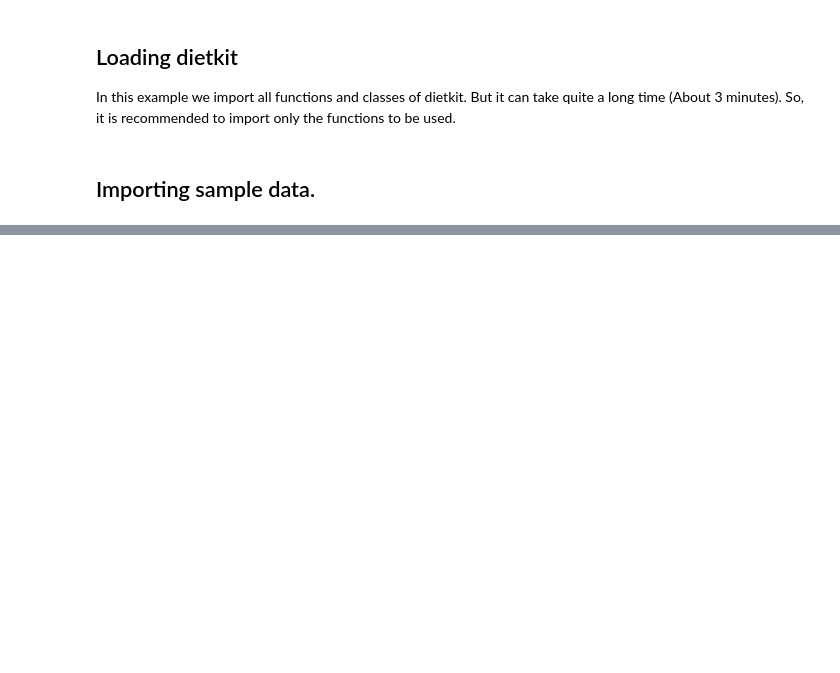
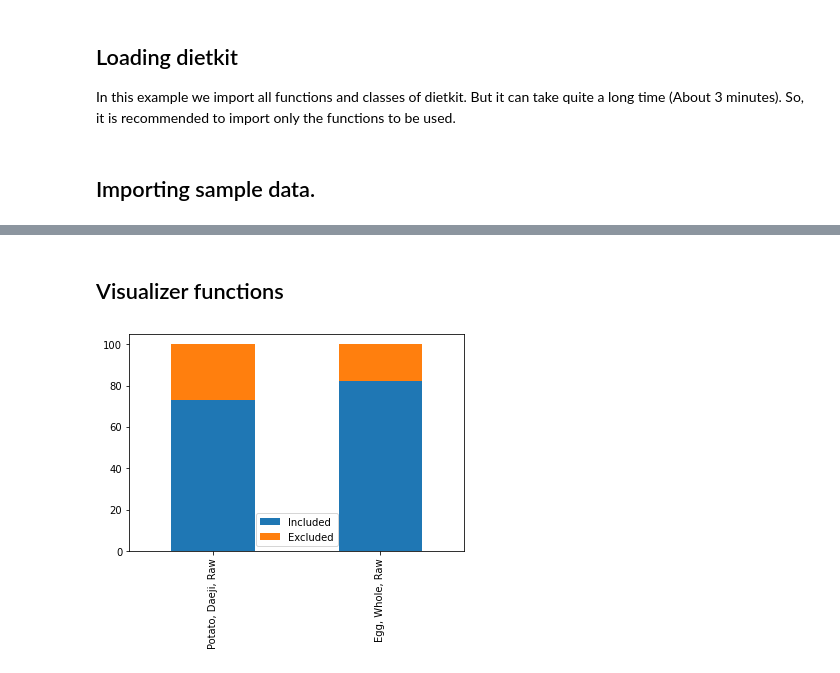
Before and after one commit to pki663/dietkit, a Jupyter notebook: sample_execution.ipynb, the cells around one changed output, grey strips where cells are left out. Drawn from its saved outputs; the diff is of its cells as text; code cells hidden in the pictures; blank space fills up the shorter version.

Commit message:
Add basic part to sample_execution

```diff
--- a/sample_execution.ipynb
+++ b/sample_execution.ipynb
@@ -31,0 +382,6 @@ sample_ingredients
+# %% [markdown]
+## Visualizer functions
+# %%
+bar_menu_test_ingredient(diet = sample_diets, ingredients = [sample_ingredients['Potato, Daeji, Raw'], sample_ingredients['Egg, Whole, Raw']], fig_path = 'bar_menu_test_ingredient_eng.png')
+# %% [output]
+[figure, added]
```
Also changed, not shown: parts of 46 cells of this notebook, 1 other file.
